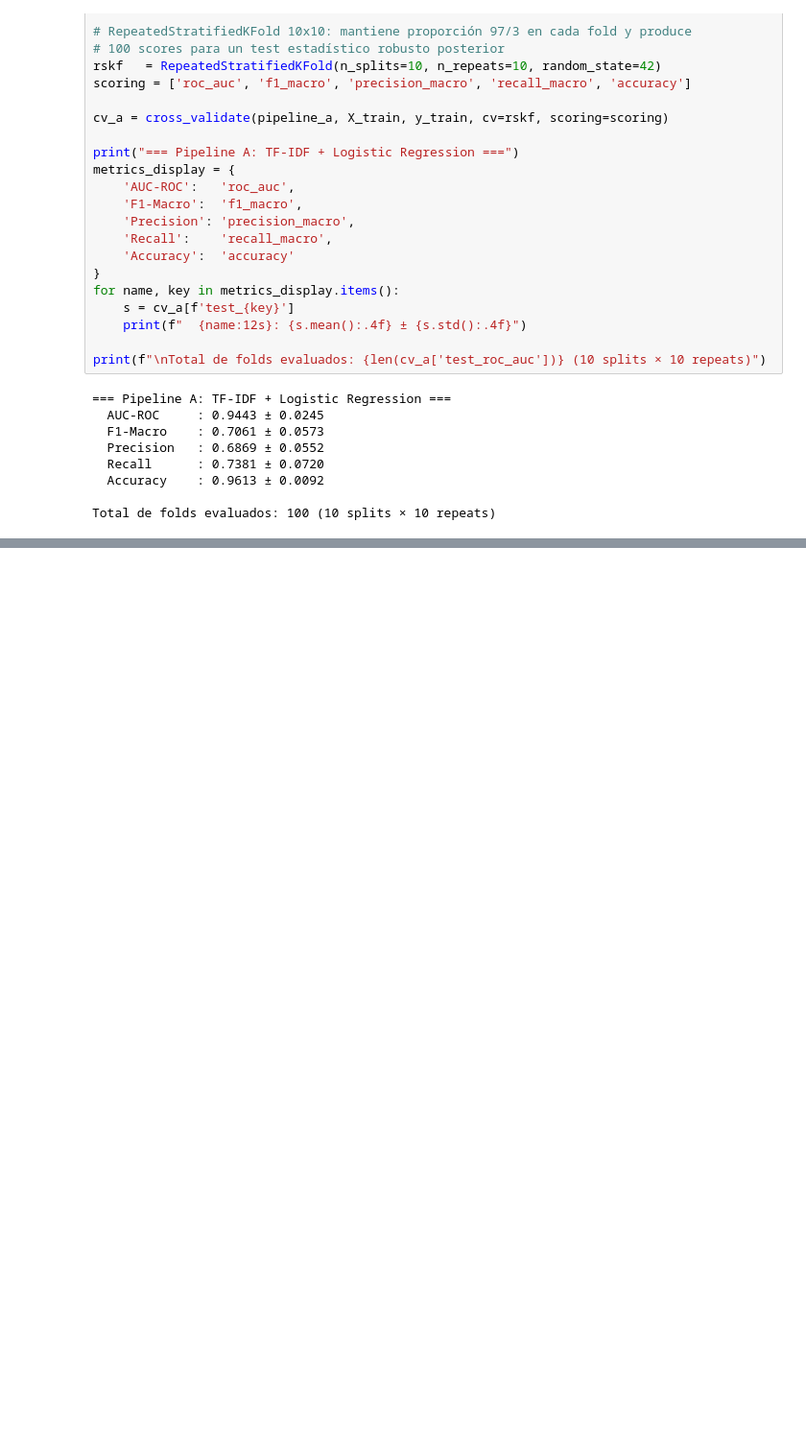
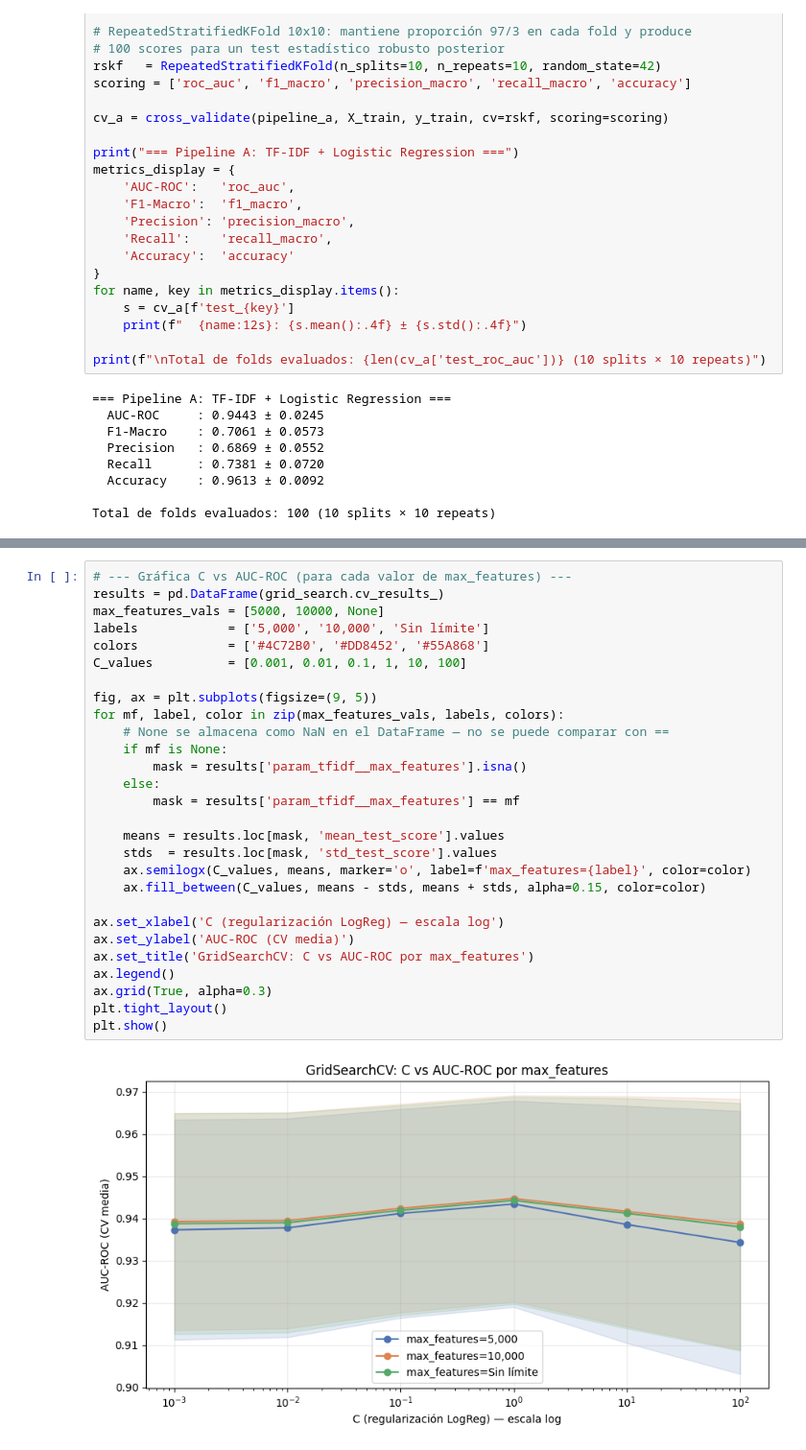
Before and after one commit to rosvjames/machineLearningProyecto, a Jupyter notebook: proyectoML.ipynb, the cells around one changed output, grey strips where cells are left out. Shown at 96% size. Saved outputs shown, nothing was run; the diff lists cells and outputs as text; blank space fills up the shorter version.

Commit message:
Optimizacion de hiperparametros para el Pipeline A, GridSearchSV y curva de aprendizaje AUC-ROC

```diff
--- a/proyectoML.ipynb
+++ b/proyectoML.ipynb
@@ -370,0 +395,30 @@ Total de folds evaluados: 100 (10 splits × 10 repeats)
+# %%
+# --- Gráfica C vs AUC-ROC (para cada valor de max_features) ---
+results = pd.DataFrame(grid_search.cv_results_)
+max_features_vals = [5000, 10000, None]
+labels            = ['5,000', '10,000', 'Sin límite']
+colors            = ['#4C72B0', '#DD8452', '#55A868']
+C_values          = [0.001, 0.01, 0.1, 1, 10, 100]
+
+fig, ax = plt.subplots(figsize=(9, 5))
+for mf, label, color in zip(max_features_vals, labels, colors):
+    # None se almacena como NaN en el DataFrame — no se puede comparar con ==
+    if mf is None:
+        mask = results['param_tfidf__max_features'].isna()
+    else:
+        mask = results['param_tfidf__max_features'] == mf
+
+    means = results.loc[mask, 'mean_test_score'].values
+    stds  = results.loc[mask, 'std_test_score'].values
+    ax.semilogx(C_values, means, marker='o', label=f'max_features={label}', color=color)
+    ax.fill_between(C_values, means - stds, means + stds, alpha=0.15, color=color)
+
+ax.set_xlabel('C (regularización LogReg) — escala log')
+ax.set_ylabel('AUC-ROC (CV media)')
+ax.set_title('GridSearchCV: C vs AUC-ROC por max_features')
+ax.legend()
+ax.grid(True, alpha=0.3)
+plt.tight_layout()
+plt.show()
+# %% [output]
+[figure, added]
```
Also changed, not shown: parts of 4 cells of this notebook.
